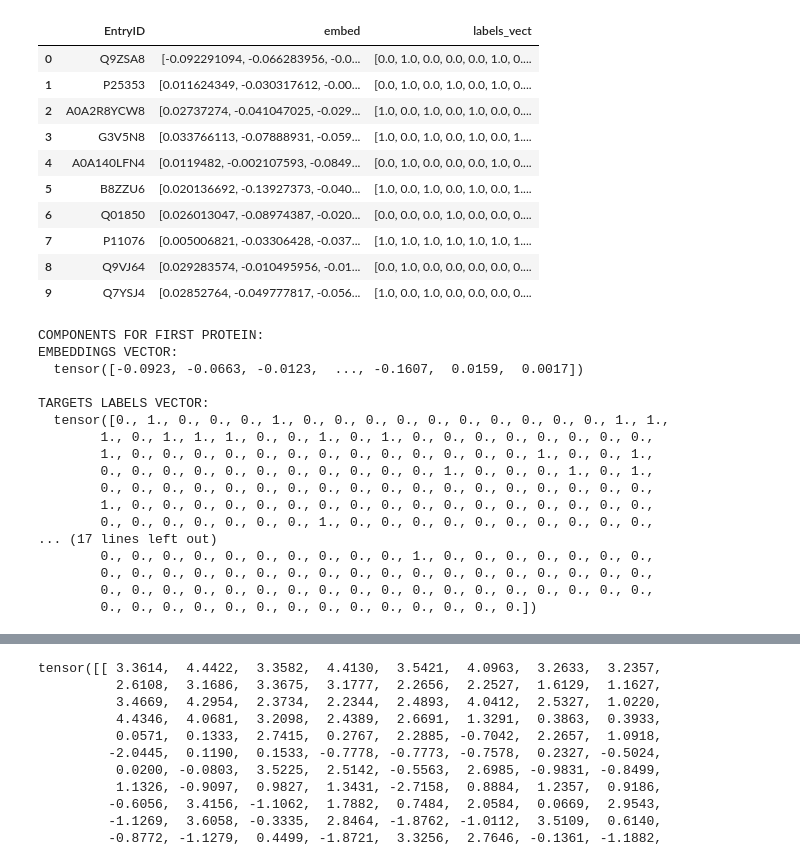
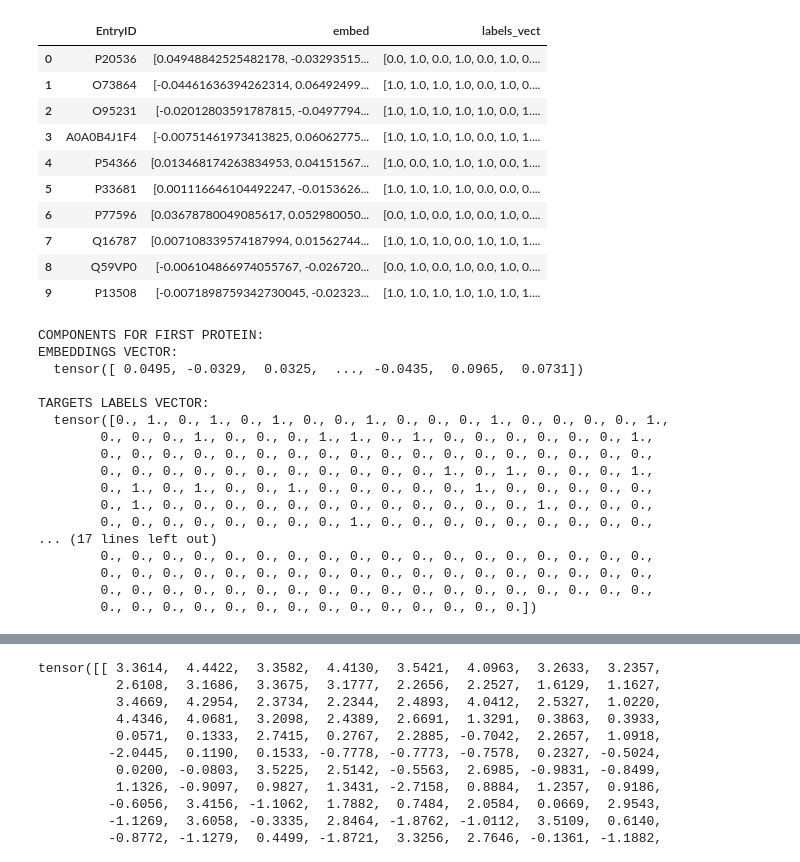
Before and after one commit to ambroseling/NucleAIse, a Jupyter notebook: LLM-V1.ipynb, the cells around one changed output, grey strips where cells are left out. Cells and saved outputs as stored; diff of their text form; code cells hidden in the pictures.

```diff
--- a/LLM-V1.ipynb
+++ b/LLM-V1.ipynb
@@ -38,9 +73,9 @@ class config:
     test_sequences_path = DATA_DIR + "/Test (Targets)/testsuperset.fasta"
 
     num_labels = 500
-    n_epochs = 5
+    n_epochs = 25
     batch_size = 128
-    lr = 0.001
+    lr = 0.002
 
     device = torch.device('cuda' if torch.cuda.is_available() else 'cpu')
     print(f'Device: {device} - {torch.cuda.get_device_name(device)}')
@@ -181,44 +227,44 @@ class ProteinSequenceDataset(Dataset):
             ids = np.load(f"{MAIN_DIR}/"+embeds_map[embeddings_source]+"/"+datatype+"_ids.npy")
 
         embeds_list = []
         for l in range(embeds.shape[0]):
             embeds_list.append(embeds[l,:])
         self.df = pd.DataFrame(data={"EntryID": ids, "embed" : embeds_list})
 
         if datatype=="train":
             df_labels = pd.read_pickle(
                 f"{WORK_DIR}/train_targets_top"+str(config.num_labels)+".pkl")
             self.df = self.df.merge(df_labels, on="EntryID")\
 
     def __len__(self):
         return len(self.df)
 
     def __getitem__(self, index):
         embed = torch.tensor(self.df.iloc[index]["embed"], dtype=torch.float32)
 
         if self.datatype=="train":
             targets = torch.tensor(self.df.iloc[index]["labels_vect"], dtype=torch.float32)
             return embed, targets
 
         if self.datatype=="test":
             id = self.df.iloc[index]["EntryID"]
             return embed, id
 
 
-dataset = ProteinSequenceDataset(datatype="train", embeddings_source="EMS2")
+dataset = ProteinSequenceDataset(datatype="train", embeddings_source="T5")
 dataset.df.head(10)
 # %% [output]
 |  | EntryID | embed | labels_vect |
-| 0 | Q9ZSA8 | [-0.092291094, -0.066283956, -0.0... | [0.0, 1.0, 0.0, 0.0, 0.0, 1.0, 0.... |
-| 1 | P25353 | [0.011624349, -0.030317612, -0.00... | [0.0, 1.0, 0.0, 1.0, 0.0, 1.0, 0.... |
-| 2 | A0A2R8YCW8 | [0.02737274, -0.041047025, -0.029... | [1.0, 0.0, 1.0, 0.0, 1.0, 0.0, 0.... |
-| 3 | G3V5N8 | [0.033766113, -0.07888931, -0.059... | [1.0, 0.0, 1.0, 0.0, 1.0, 0.0, 1.... |
-| 4 | A0A140LFN4 | [0.0119482, -0.002107593, -0.0849... | [0.0, 1.0, 0.0, 0.0, 0.0, 1.0, 0.... |
-| 5 | B8ZZU6 | [0.020136692, -0.13927373, -0.040... | [1.0, 0.0, 1.0, 0.0, 1.0, 0.0, 1.... |
-| 6 | Q01850 | [0.026013047, -0.08974387, -0.020... | [0.0, 0.0, 0.0, 1.0, 0.0, 0.0, 0.... |
-| 7 | P11076 | [0.005006821, -0.03306428, -0.037... | [1.0, 1.0, 1.0, 1.0, 1.0, 1.0, 1.... |
-| 8 | Q9VJ64 | [0.029283574, -0.010495956, -0.01... | [0.0, 1.0, 0.0, 0.0, 0.0, 0.0, 0.... |
-| 9 | Q7YSJ4 | [0.02852764, -0.049777817, -0.056... | [1.0, 0.0, 1.0, 0.0, 0.0, 0.0, 0.... |
+| 0 | P20536 | [0.04948842525482178, -0.03293515... | [0.0, 1.0, 0.0, 1.0, 0.0, 1.0, 0.... |
+| 1 | O73864 | [-0.04461636394262314, 0.06492499... | [1.0, 1.0, 1.0, 1.0, 0.0, 1.0, 0.... |
+| 2 | O95231 | [-0.02012803591787815, -0.0497794... | [1.0, 1.0, 1.0, 1.0, 1.0, 0.0, 1.... |
+| 3 | A0A0B4J1F4 | [-0.00751461973413825, 0.06062775... | [1.0, 1.0, 1.0, 1.0, 0.0, 1.0, 1.... |
+| 4 | P54366 | [0.013468174263834953, 0.04151567... | [1.0, 0.0, 1.0, 1.0, 1.0, 0.0, 1.... |
+| 5 | P33681 | [0.001116646104492247, -0.0153626... | [1.0, 1.0, 1.0, 1.0, 0.0, 0.0, 0.... |
+| 6 | P77596 | [0.03678780049085617, 0.052980050... | [0.0, 1.0, 0.0, 1.0, 0.0, 1.0, 0.... |
+| 7 | Q16787 | [0.007108339574187994, 0.01562744... | [1.0, 1.0, 1.0, 0.0, 1.0, 1.0, 1.... |
+| 8 | Q59VP0 | [-0.006104866974055767, -0.026720... | [0.0, 1.0, 0.0, 1.0, 0.0, 1.0, 0.... |
+| 9 | P13508 | [-0.0071898759342730045, -0.02323... | [1.0, 1.0, 1.0, 1.0, 1.0, 1.0, 1.... |
 # %%
 embeddings, labels = dataset.__getitem__(0)
 print("COMPONENTS FOR FIRST PROTEIN:  ")
@@ -227,18 +273,18 @@ print("TARGETS LABELS VECTOR: \n ", labels, "\n")
 # %% [output]
 COMPONENTS FOR FIRST PROTEIN:
 EMBEDDINGS VECTOR:
-  tensor([-0.0923, -0.0663, -0.0123,  ..., -0.1607,  0.0159,  0.0017])
+  tensor([ 0.0495, -0.0329,  0.0325,  ..., -0.0435,  0.0965,  0.0731])
 
 TARGETS LABELS VECTOR:
-  tensor([0., 1., 0., 0., 0., 1., 0., 0., 0., 0., 0., 0., 0., 0., 0., 0., 1., 1.,
-        1., 0., 1., 1., 1., 0., 0., 1., 0., 1., 0., 0., 0., 0., 0., 0., 0., 0.,
-        1., 0., 0., 0., 0., 0., 0., 0., 0., 0., 0., 0., 0., 0., 1., 0., 0., 1.,
-        0., 0., 0., 0., 0., 0., 0., 0., 0., 0., 0., 1., 0., 0., 0., 1., 0., 1.,
+  tensor([0., 1., 0., 1., 0., 1., 0., 0., 1., 0., 0., 0., 1., 0., 0., 0., 0., 1.,
+        0., 0., 0., 1., 0., 0., 0., 1., 1., 0., 1., 0., 0., 0., 0., 0., 0., 1.,
         0., 0., 0., 0., 0., 0., 0., 0., 0., 0., 0., 0., 0., 0., 0., 0., 0., 0.,
-        1., 0., 0., 0., 0., 0., 0., 0., 0., 0., 0., 0., 0., 0., 0., 0., 0., 0.,
-        0., 0., 0., 0., 0., 0., 0., 1., 0., 0., 0., 0., 0., 0., 0., 0., 0., 0.,
+        0., 0., 0., 0., 0., 0., 0., 0., 0., 0., 0., 1., 0., 1., 0., 0., 0., 1.,
+        0., 1., 0., 1., 0., 0., 1., 0., 0., 0., 0., 0., 1., 0., 0., 0., 0., 0.,
+        0., 1., 0., 0., 0., 0., 0., 0., 0., 0., 0., 0., 0., 0., 1., 0., 0., 0.,
+        0., 0., 0., 0., 0., 0., 0., 0., 1., 0., 0., 0., 0., 0., 0., 0., 0., 0.,
 ... (17 lines left out)
-        0., 0., 0., 0., 0., 0., 0., 0., 0., 0., 1., 0., 0., 0., 0., 0., 0., 0.,
+        0., 0., 0., 0., 0., 0., 0., 0., 0., 0., 0., 0., 0., 0., 0., 0., 0., 0.,
         0., 0., 0., 0., 0., 0., 0., 0., 0., 0., 0., 0., 0., 0., 0., 0., 0., 0.,
         0., 0., 0., 0., 0., 0., 0., 0., 0., 0., 0., 0., 0., 0., 0., 0., 0., 0.,
         0., 0., 0., 0., 0., 0., 0., 0., 0., 0., 0., 0., 0., 0.])
```
Also changed, not shown: parts of 11 cells of this notebook.
